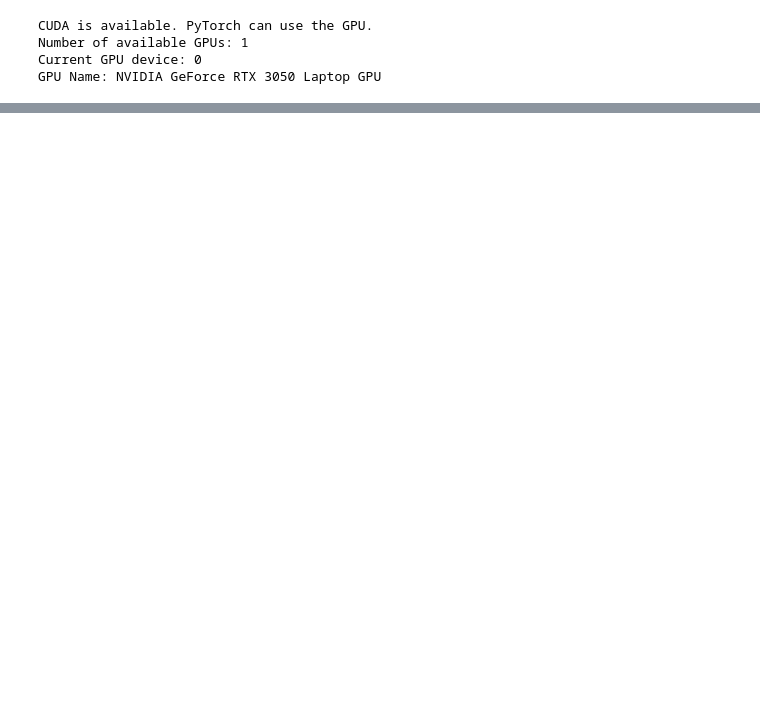
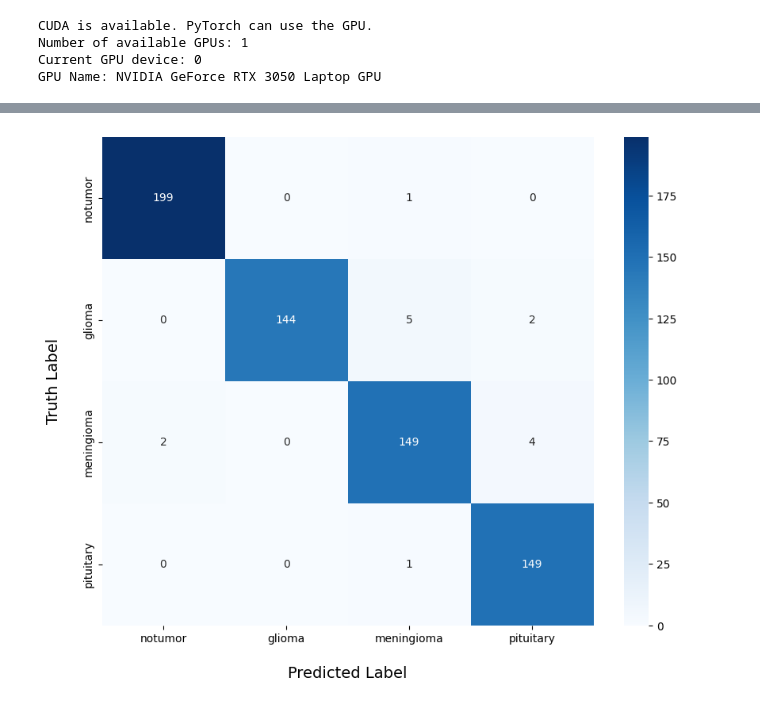
Before and after one commit to kashishthakur26/Brain_tumor_research, a Jupyter notebook: reseach/Cnn_torch.ipynb, the cells around one changed output, grey strips where cells are left out. Cells and saved outputs as stored; diff of their text form; code cells hidden in the pictures; blank space fills up the shorter version.

```diff
--- a/reseach/Cnn_torch.ipynb
+++ b/reseach/Cnn_torch.ipynb
@@ -259,0 +488,15 @@ RuntimeError: mat1 and mat2 shapes cannot be multiplied (32x20736 and 6400x512)
+# %%
+
+def predict(
+    model:nn.Module,
+    sample_loader:torch.utils.data.DataLoader,
+    device:torch.device) -> np.ndarray:
+    model.eval()
+    predictions = []
+    with torch.inference_mode():
+        for batch, (X, y,labels) in enumerate(sample_loader):
+            X, y = X.to(device), y.to(device)
+            y_pred = model(X)
+            predictions.append(y_pred.cpu().numpy())
+
+    return np.vstack(predictions)
@@ -259,0 +519,10 @@ RuntimeError: mat1 and mat2 shapes cannot be multiplied (32x20736 and 6400x512)
+# %%
+cm = confusion_matrix(gen_labels_test_set, best_model_preds)
+labels = set([label[2] for label in test_dataset])
+plt.figure(figsize=(10,8))
+sns.heatmap(cm, annot=True, fmt='d', cmap='Blues', xticklabels=labels, yticklabels=labels)
+plt.xlabel('Predicted Label', labelpad=20, fontsize=14)
+plt.ylabel('Truth Label', labelpad=20, fontsize=14)
+plt.show()
+# %% [output]
+[figure, added]
```
Also changed, not shown: parts of 16 cells of this notebook, 2 other files.
